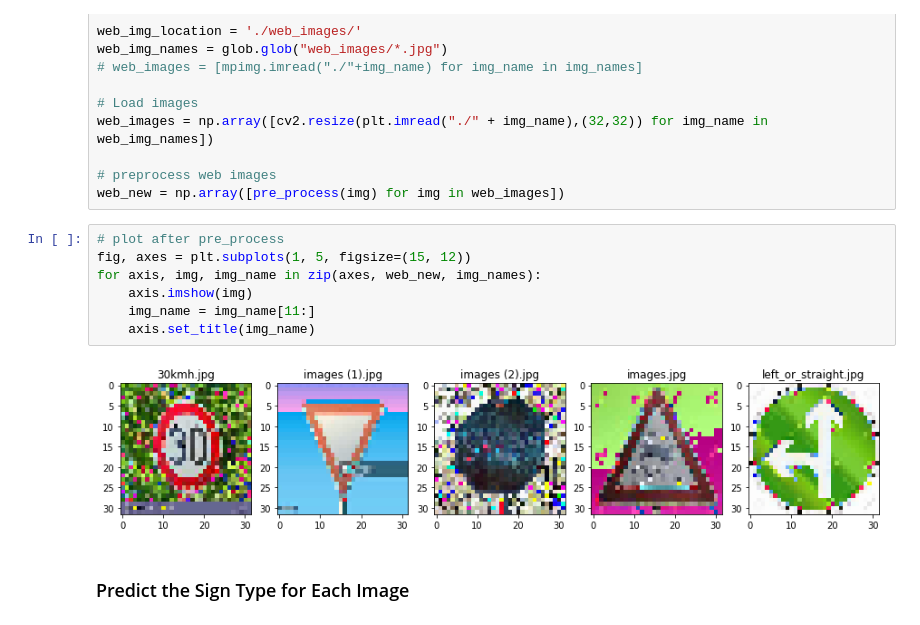
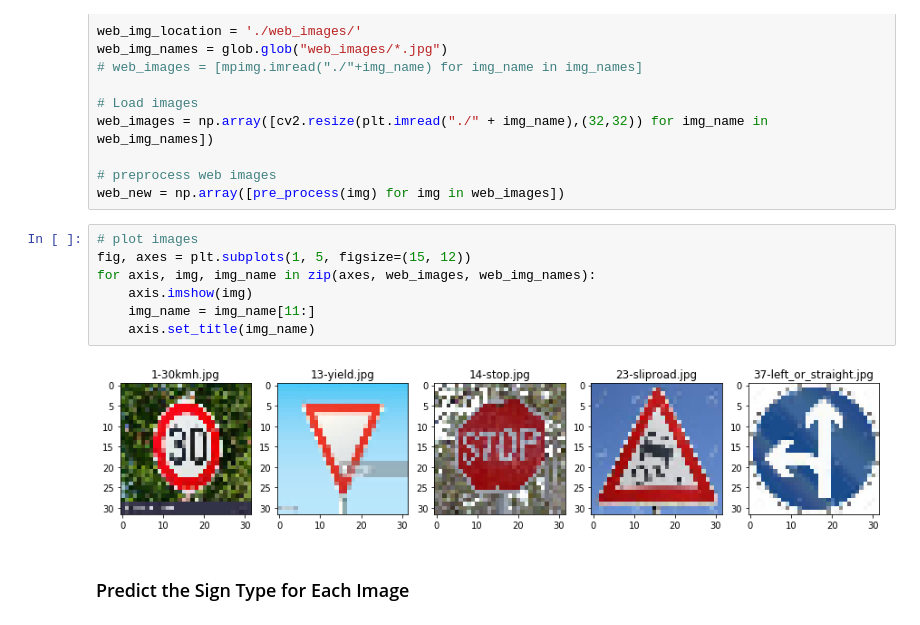
Before and after one commit to Linh1706/SDC-Project-2, a Jupyter notebook: Traffic_Sign_Classifier.ipynb, the cells around one changed output. Cells and saved outputs as stored; diff of their text form.

```diff
--- a/Traffic_Sign_Classifier.ipynb
+++ b/Traffic_Sign_Classifier.ipynb
@@ -355,14 +371,14 @@ web_images = np.array([cv2.resize(plt.imread("./" + img_name),(32,32)) for img_n
 # preprocess web images
 web_new = np.array([pre_process(img) for img in web_images])
 # %%
-# plot after pre_process
+# plot images
 fig, axes = plt.subplots(1, 5, figsize=(15, 12))
-for axis, img, img_name in zip(axes, web_new, img_names):
+for axis, img, img_name in zip(axes, web_images, web_img_names):
     axis.imshow(img)
     img_name = img_name[11:]
     axis.set_title(img_name)
 # %% [output]
-[figure, old version]
+[figure, new version]
 # %% [markdown]
 ### Predict the Sign Type for Each Image
 # %%
```
Also changed, not shown: parts of 8 cells of this notebook, 10 other files.
